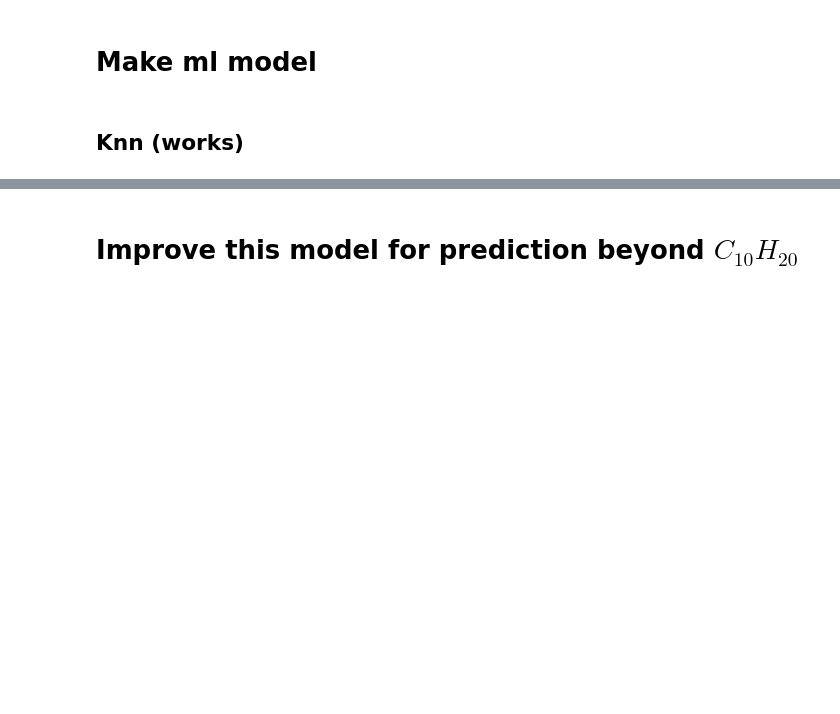
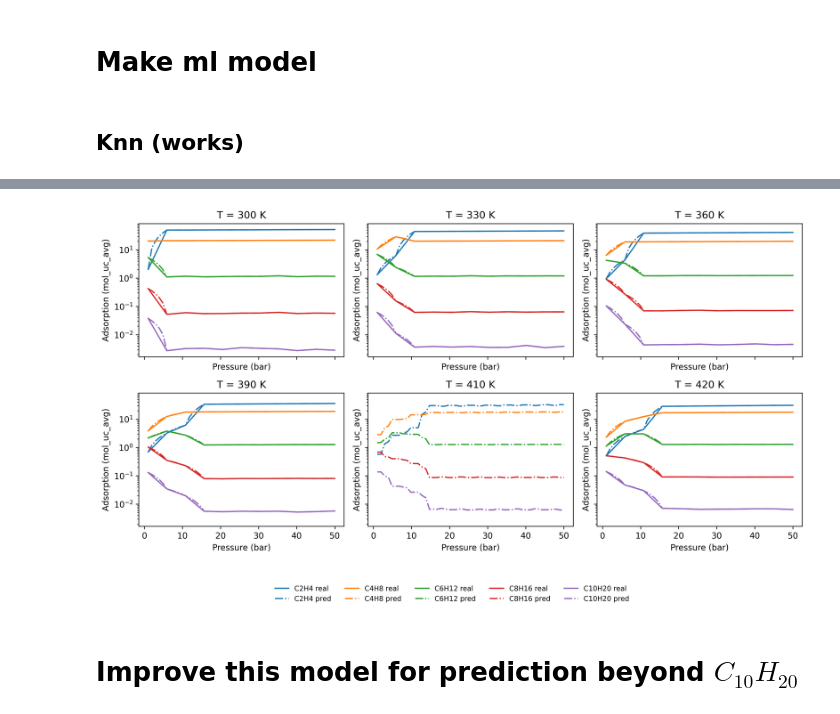
Before and after one commit to multiscale-modelling/kinetic_model, a Jupyter notebook: notebooks/adsorbtion_process_ml.ipynb, the cells around one changed output, grey strips where cells are left out. Saved outputs shown, nothing was run; the diff lists cells and outputs as text; code cells hidden in the pictures; blank space fills up the shorter version.

```diff
--- a/notebooks/adsorbtion_process_ml.ipynb
+++ b/notebooks/adsorbtion_process_ml.ipynb
@@ -128,3 +140,74 @@ plt.show()
+# %%
+import numpy as np
+import pandas as pd
+import matplotlib.pyplot as plt
+from matplotlib.lines import Line2D
+import joblib
+
+# --- load model & data ---
+ads_model = joblib.load('../data/processed/knn_adsorption_model.pkl')
+data = data.sort_values('pressure_bar')
+# --- settings ---
+temps   = sorted([300 + 30*i for i in range(5)] + [410])
+palette = dict(zip(range(2, 11, 2), plt.get_cmap('tab10').colors))
+species = {n: f'C{n}H{2*n}' for n in palette}
+pressure = np.linspace(1, 50, 51)
+
+# --- set up 2×3 grid ---
+fig, axes = plt.subplots(2, 3, figsize=(12, 6), dpi=300,
+                         sharex=True, sharey=True)
+axes = axes.flatten()
+
+for ax, T in zip(axes, temps):
+    # for each molecule
+    for n_val, col in palette.items():
+        # real data
+        df_sub = data.query(
+            'temperature == @T and adsorption_type=="absolute" and n==@n_val'
+        )
+        ax.plot(df_sub.pressure_bar, df_sub.mol_uc_avg,
+                linestyle='-', color=col)
+
+        # model prediction
+        Xtest = pd.DataFrame({
+            'pressure_bar':       pressure,
+            'temperature':        T,
+            'n':                  n_val,
+            'adsorption_type_num': 0
+        })
+        y_pred = ads_model.predict(Xtest)
+        ax.plot(pressure, y_pred,
+                linestyle='-.', color=col)
+
+    ax.set_yscale('log')
+    ax.set_title(f'T = {T} K')
+    ax.set_xlabel('Pressure (bar)')
+    ax.set_ylabel('Adsorption (mol_uc_avg)')
+
+fig.tight_layout()
+
+# --- build one figure‐level legend ---
+handles, labels = [], []
+for n_val, col in palette.items():
+    name = species[n_val]
+    handles += [
+        Line2D([0], [0], color=col, linestyle='-'),
+        Line2D([0], [0], color=col, linestyle='-.'),
+    ]
+    labels += [f'{name} real', f'{name} pred']
+
+fig.legend(
+    handles, labels,
+    loc='upper center',
+    ncol=len(palette),   # e.g. 5 columns for 5 species pairs
+    frameon=False,
+    fontsize='small',
+    bbox_to_anchor=(0.5, -.05)
+)
+
+plt.show()
+# %% [output]
+[figure, added]
 # %% [markdown]
 # Improve this model for prediction beyond $C_{10}H_{20}$
 # %%
```
Also changed, not shown: parts of 3 cells of this notebook, 7 other files.
